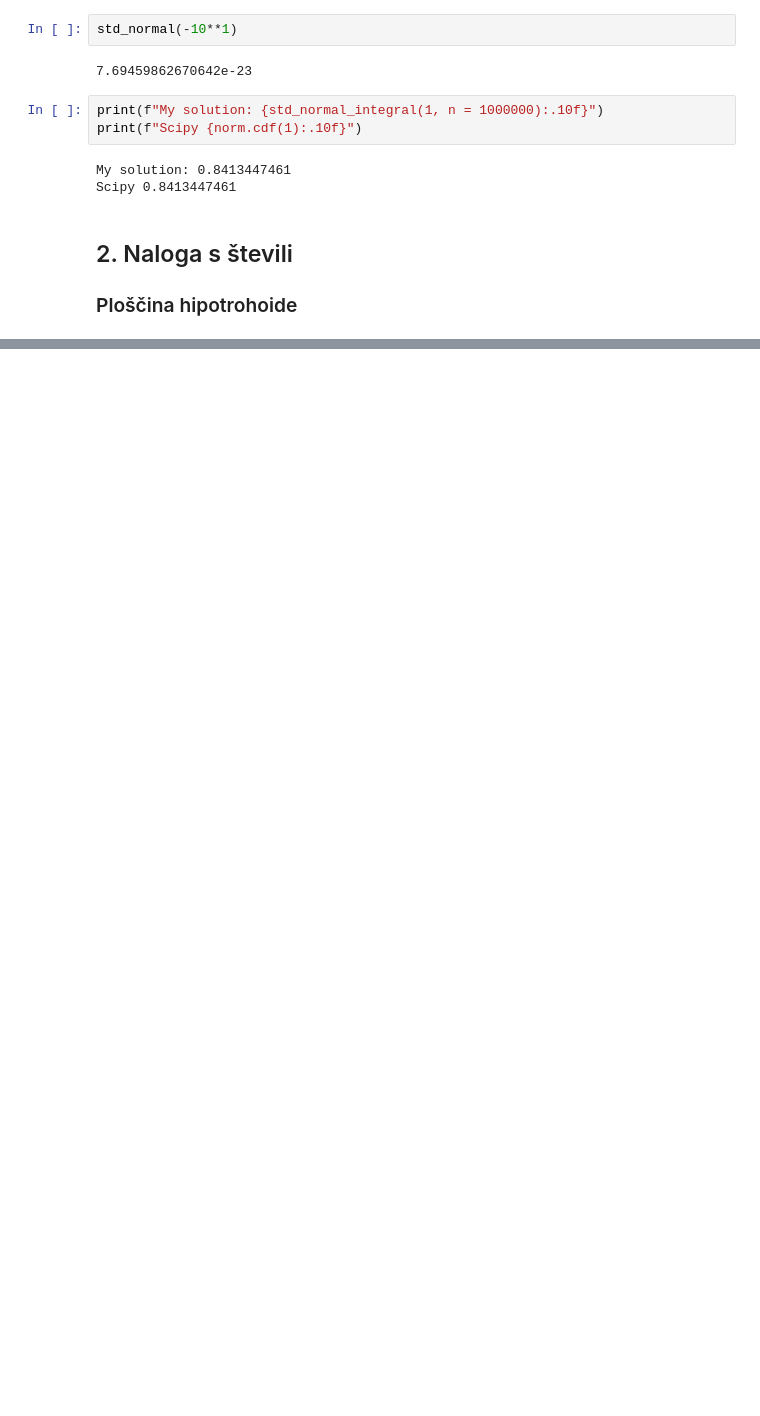
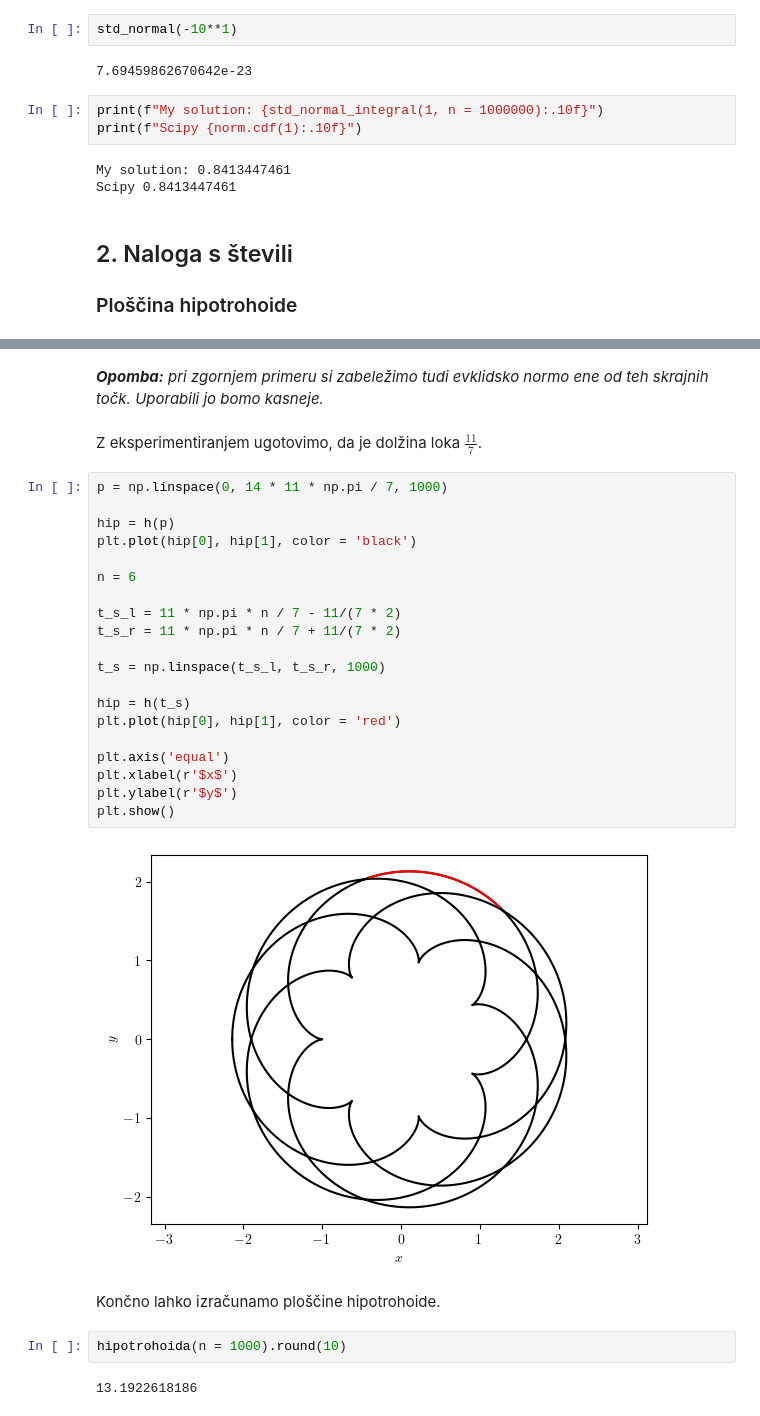
Before and after one commit to gregorkovac/numericna-integracija, a Jupyter notebook: demo.ipynb, the cells around one changed output, grey strips where cells are left out. Saved outputs shown, nothing was run; the diff lists cells and outputs as text; blank space fills up the shorter version.

```diff
--- a/demo.ipynb
+++ b/demo.ipynb
@@ -190,0 +109,32 @@ np.pi * 2.1428571429 ** 2
+# %% [markdown]
+***Opomba:** pri zgornjem primeru si zabeležimo tudi evklidsko normo ene od teh skrajnih točk. Uporabili jo bomo kasneje.*
+# %% [markdown]
+Z eksperimentiranjem ugotovimo, da je dolžina loka $\frac{11}{7}$.
+# %%
+p = np.linspace(0, 14 * 11 * np.pi / 7, 1000)
+
+hip = h(p)
+plt.plot(hip[0], hip[1], color = 'black')
+
+n = 6
+
+t_s_l = 11 * np.pi * n / 7 - 11/(7 * 2)
+t_s_r = 11 * np.pi * n / 7 + 11/(7 * 2)
+
+t_s = np.linspace(t_s_l, t_s_r, 1000)
+
+hip = h(t_s)
+plt.plot(hip[0], hip[1], color = 'red')
+
+plt.axis('equal')
+plt.xlabel(r'$x$')
+plt.ylabel(r'$y$')
+plt.show()
+# %% [output]
+[figure, added]
+# %% [markdown]
+Končno lahko izračunamo ploščine hipotrohoide.
+# %%
+hipotrohoida(n = 1000).round(10)
+# %% [output]
+13.1922618186
```
Also changed, not shown: parts of 15 cells of this notebook, 1 other file.
